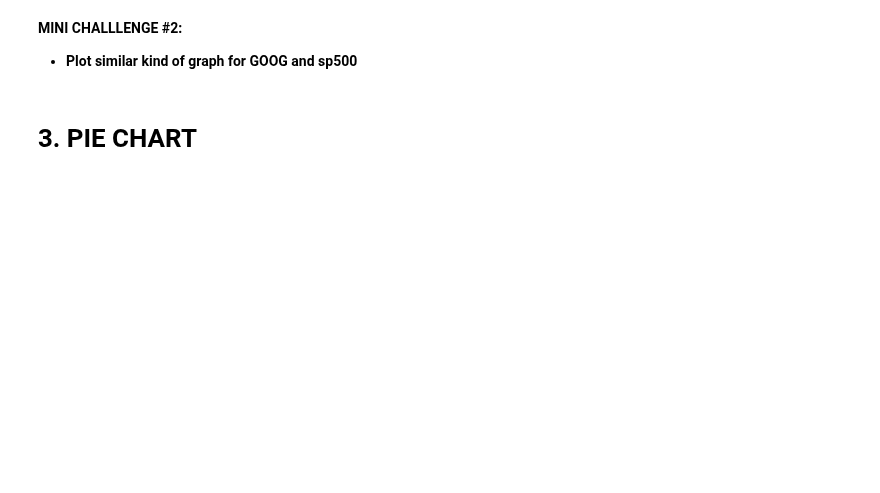
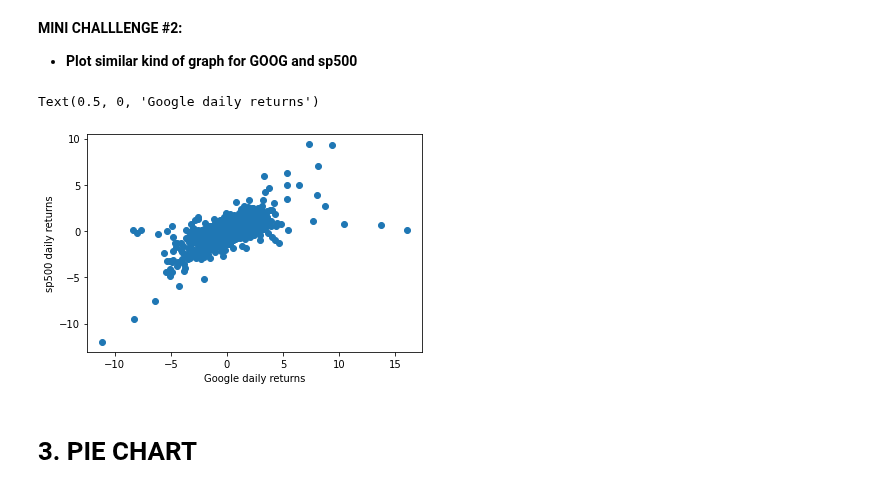
Before and after one commit to LinaSachuk/The-Complete-Python-and-Machine-Learning-for-Financial-Analysis, a Jupyter notebook: 9_Python_101_Data_Visualization_with_matplotlib.ipynb, the cells around one changed output. Saved outputs shown, nothing was run; the diff lists cells and outputs as text; code cells hidden in the pictures; blank space fills up the shorter version.

```diff
--- a/9_Python_101_Data_Visualization_with_matplotlib.ipynb
+++ b/9_Python_101_Data_Visualization_with_matplotlib.ipynb
@@ -75,5 +85,15 @@ data_return_df
 # %% [markdown]
 **MINI CHALLLENGE #2:**
 - **Plot similar kind of graph for GOOG and sp500**
+# %%
+X = daily_return_df['GOOG']
+Y = daily_return_df['sp500']
+
+plt.scatter(X, Y)
+plt.ylabel('sp500 daily returns')
+plt.xlabel('Google daily returns')
+# %% [output]
+Text(0.5, 0, 'Google daily returns')
+[figure, added]
 # %% [markdown]
 # 3. PIE CHART
```
Also changed, not shown: parts of 4 cells of this notebook.
